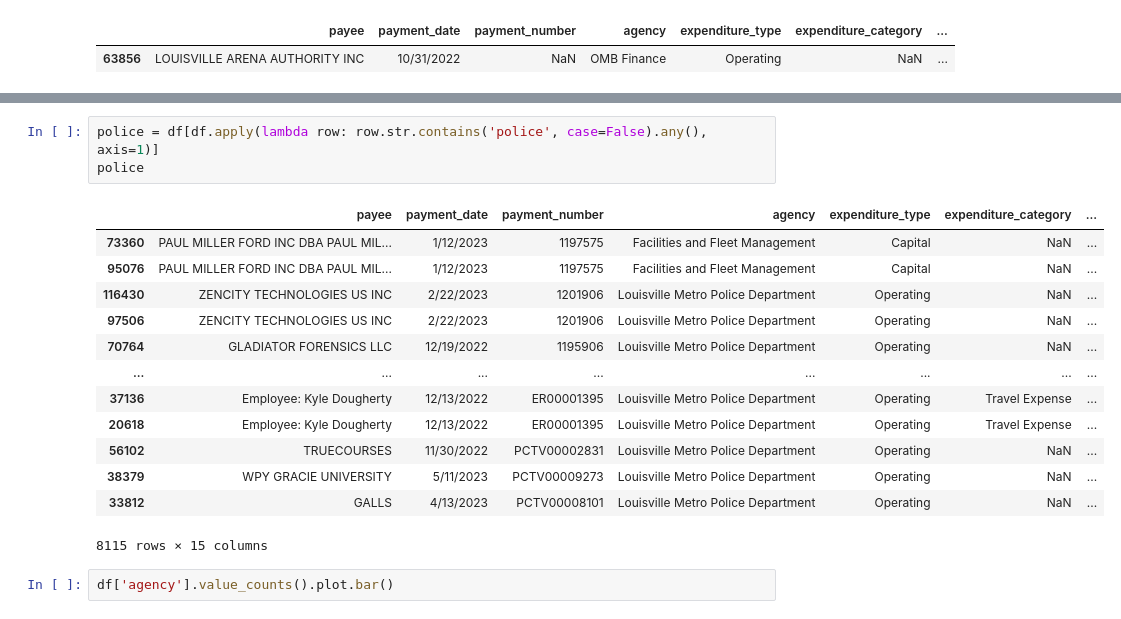
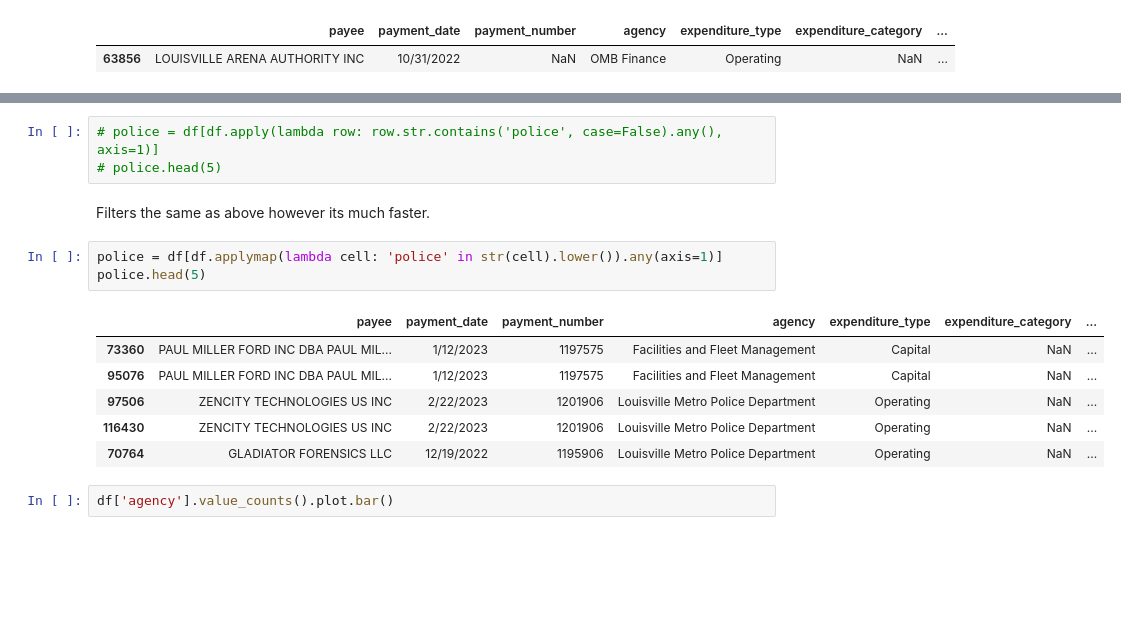
Before and after one commit to dmorton714/Expenditures-Data-For-Fiscal-Year-2023, a Jupyter notebook: Expenditures_Data_For_Fiscal_Year_2023.ipynb, the cells around one changed output, grey strips where cells are left out. Drawn from its saved outputs; the diff is of its cells as text; blank space fills up the shorter version.

```diff
--- a/Expenditures_Data_For_Fiscal_Year_2023.ipynb
+++ b/Expenditures_Data_For_Fiscal_Year_2023.ipynb
@@ -40,20 +90,18 @@ df.head(1)
 # %%
-police = df[df.apply(lambda row: row.str.contains('police', case=False).any(), axis=1)]
-police
+# police = df[df.apply(lambda row: row.str.contains('police', case=False).any(), axis=1)]
+# police.head(5)
-# %% [output]
-|  | payee | payment_date | payment_number | agency | expenditure_type | expenditure_category | ... |
-| 73360 | PAUL MILLER FORD INC DBA PAUL MIL... | 1/12/2023 | 1197575 | Facilities and Fleet Management | Capital | NaN | ... |
-| 95076 | PAUL MILLER FORD INC DBA PAUL MIL... | 1/12/2023 | 1197575 | Facilities and Fleet Management | Capital | NaN | ... |
-| 116430 | ZENCITY TECHNOLOGIES US INC | 2/22/2023 | 1201906 | Louisville Metro Police Department | Operating | NaN | ... |
-| 97506 | ZENCITY TECHNOLOGIES US INC | 2/22/2023 | 1201906 | Louisville Metro Police Department | Operating | NaN | ... |
-| 70764 | GLADIATOR FORENSICS LLC | 12/19/2022 | 1195906 | Louisville Metro Police Department | Operating | NaN | ... |
-| ... | ... | ... | ... | ... | ... | ... | ... |
-| 37136 | Employee: Kyle Dougherty | 12/13/2022 | ER00001395 | Louisville Metro Police Department | Operating | Travel Expense | ... |
-| 20618 | Employee: Kyle Dougherty | 12/13/2022 | ER00001395 | Louisville Metro Police Department | Operating | Travel Expense | ... |
-| 56102 | TRUECOURSES | 11/30/2022 | PCTV00002831 | Louisville Metro Police Department | Operating | NaN | ... |
-| 38379 | WPY GRACIE UNIVERSITY | 5/11/2023 | PCTV00009273 | Louisville Metro Police Department | Operating | NaN | ... |
-| 33812 | GALLS | 4/13/2023 | PCTV00008101 | Louisville Metro Police Department | Operating | NaN | ... |
-8115 rows × 15 columns
+# %% [markdown]
+Filters the same as above however its much faster.
+# %%
+police = df[df.applymap(lambda cell: 'police' in str(cell).lower()).any(axis=1)]
+police.head(5)
+# %% [output]
+|  | payee | payment_date | payment_number | agency | expenditure_type | expenditure_category | ... |
+| 73360 | PAUL MILLER FORD INC DBA PAUL MIL... | 1/12/2023 | 1197575 | Facilities and Fleet Management | Capital | NaN | ... |
+| 95076 | PAUL MILLER FORD INC DBA PAUL MIL... | 1/12/2023 | 1197575 | Facilities and Fleet Management | Capital | NaN | ... |
+| 97506 | ZENCITY TECHNOLOGIES US INC | 2/22/2023 | 1201906 | Louisville Metro Police Department | Operating | NaN | ... |
+| 116430 | ZENCITY TECHNOLOGIES US INC | 2/22/2023 | 1201906 | Louisville Metro Police Department | Operating | NaN | ... |
+| 70764 | GLADIATOR FORENSICS LLC | 12/19/2022 | 1195906 | Louisville Metro Police Department | Operating | NaN | ... |
 # %%
 df['agency'].value_counts().plot.bar()
 # %% [output]
```
Also changed, not shown: parts of 4 cells of this notebook.
